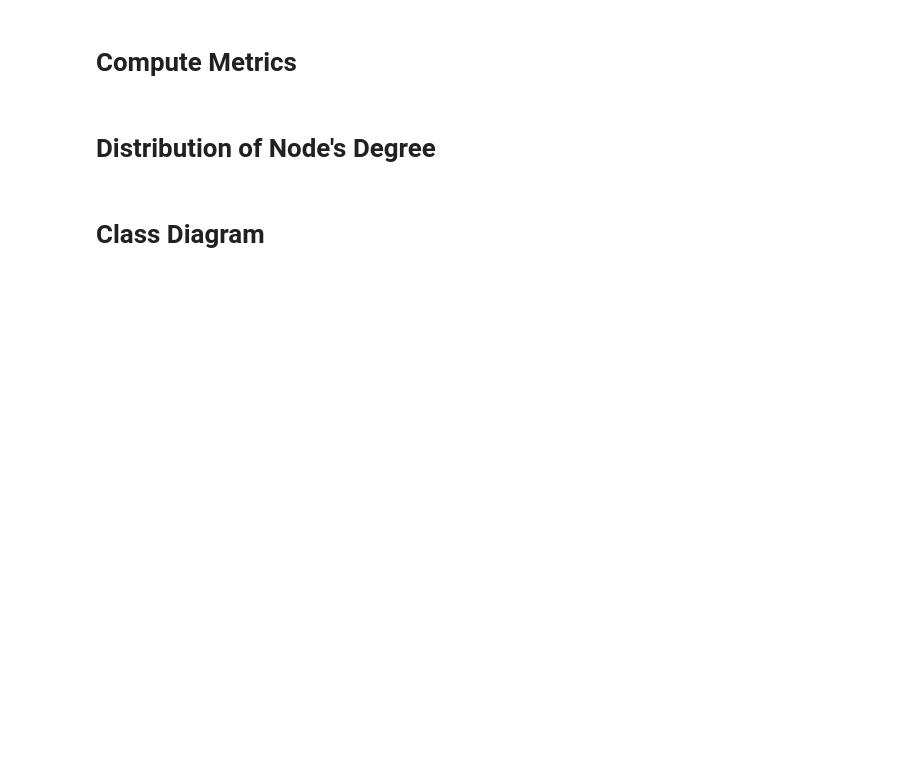
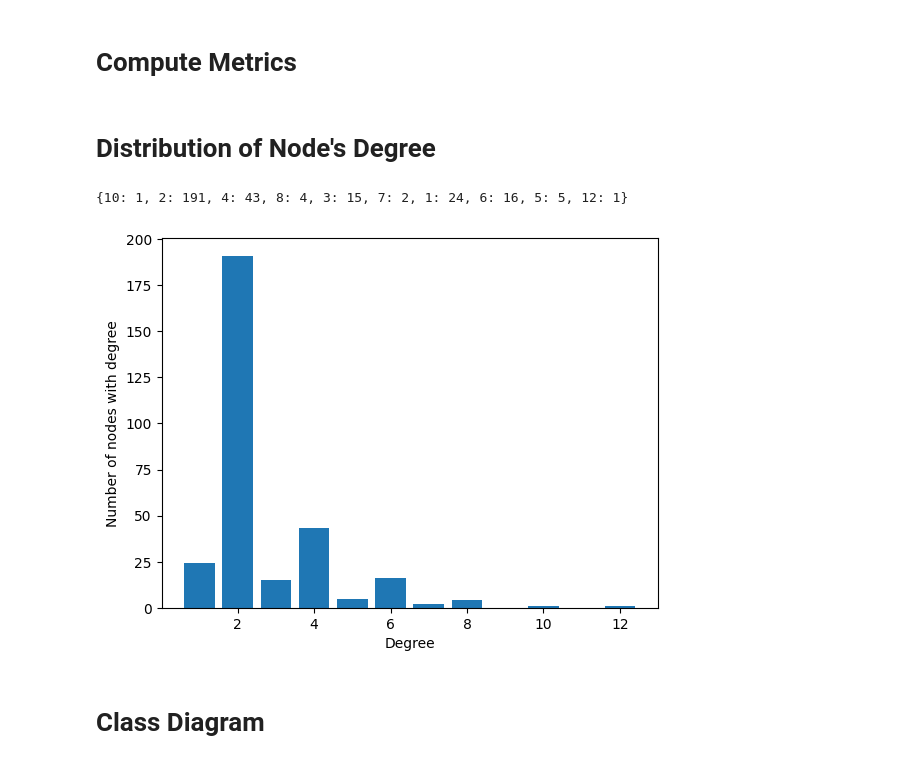
Before and after one commit to JenniferYe25/subway-transit-library, a Jupyter notebook: graph_lab.ipynb, the cells around one changed output. Saved outputs shown, nothing was run; the diff lists cells and outputs as text; code cells hidden in the pictures; blank space fills up the shorter version.

```diff
--- a/graph_lab.ipynb
+++ b/graph_lab.ipynb
@@ -23,34 +27,33 @@ graph = GraphBuilder('_dataset/london.connections.csv',['station1','station2','t
 # %% [markdown]
 # Distribution of Node's Degree
 # %%
-from .MetricExtractor import MetricExtractor
-from graphBuilder import GraphBuilder
-from GraphObjs import *
 import collections
 
 fig, ax = plt.subplots()
-metric = MetricExtractor()
 G = GraphBuilder('_dataset/london.connections.csv',['station1','station2','time'],WeightedEdge,"undirected")
 
 degrees = [len(G.get_edges(n)) for n in G.get_nodes()]
 duplicates = collections.Counter(degrees)
 degrees = [f"{value} {key}"
        if value > 0 else key
        for (key, value) in duplicates.items()]
 
 #creating dictionary
 #split output
 keys, values = [list(d) for d in zip(*[[int(i) for i in c.split(' ')] for c in degrees])]
 zipbObj = zip(values,keys)
 # Create a dictionary from zip object
 dictOfDegrees = dict(zipbObj)
 
 print(dictOfDegrees)
 
 plt.bar(dictOfDegrees.keys(), dictOfDegrees.values())
 plt.xlabel("Degree")
 plt.ylabel("Number of nodes with degree")
 plt.show()
+# %% [output]
+{10: 1, 2: 191, 4: 43, 8: 4, 3: 15, 7: 2, 1: 24, 6: 16, 5: 5, 12: 1}
+[figure, added]
 # %% [markdown]
 # Class Diagram
 # %% [markdown]
```
Also changed, not shown: parts of 9 cells of this notebook, 5 other files.
